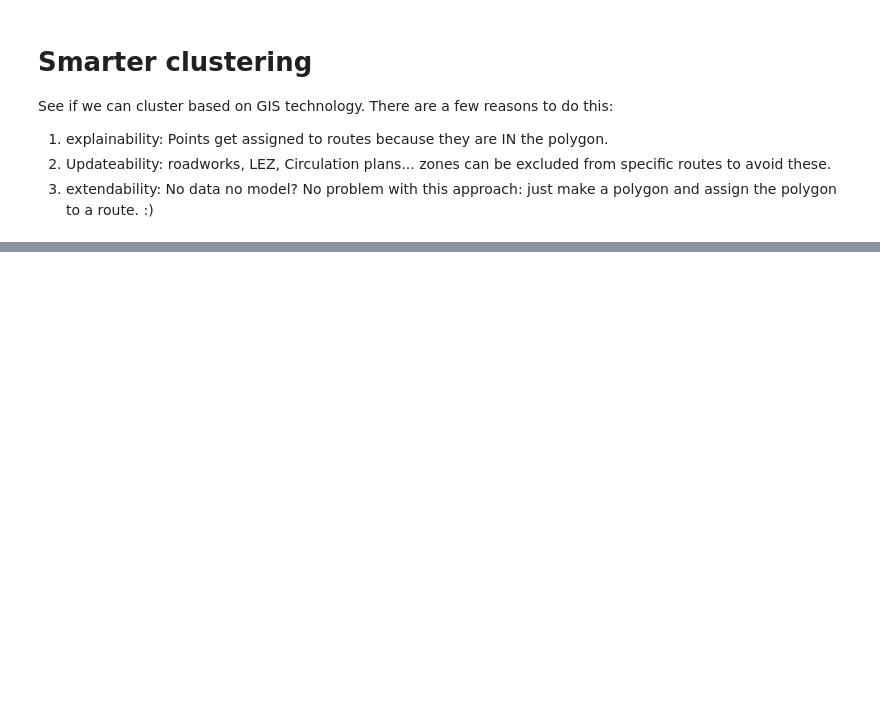
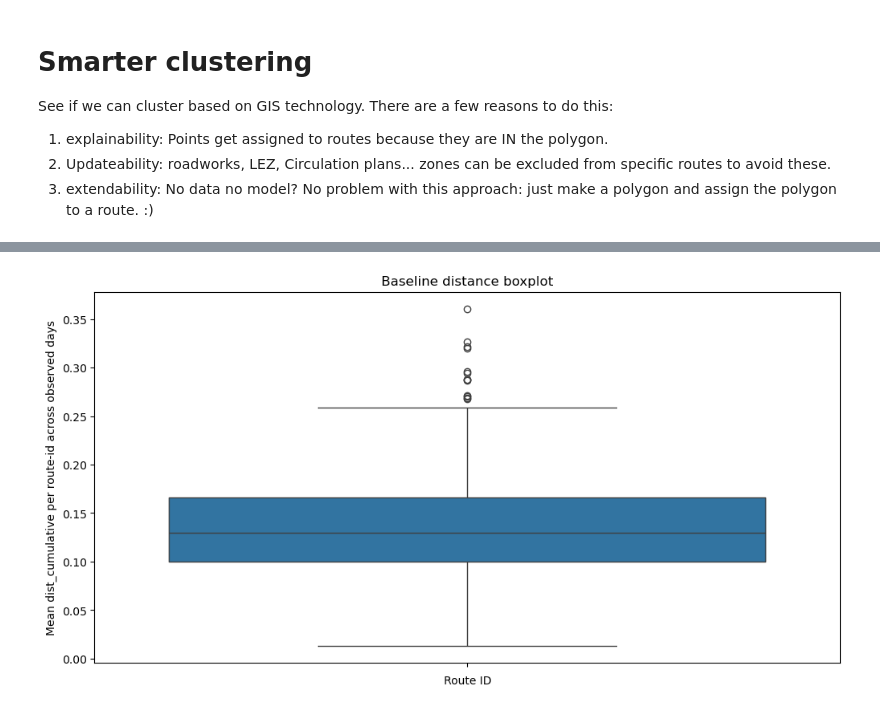
Before and after one commit to Frederic-P/learning-driver-preferences, a Jupyter notebook: notebooks/GIS-based_cluster.ipynb, the cells around one changed output, grey strips where cells are left out. Drawn from its saved outputs; the diff is of its cells as text; code cells hidden in the pictures; blank space fills up the shorter version.

```diff
--- a/notebooks/GIS-based_cluster.ipynb
+++ b/notebooks/GIS-based_cluster.ipynb
@@ -32,0 +63,5 @@ request_df = pd.read_csv(os.path.join(ITM_DIR, 'clean_data.csv'))
+# %%
+baseline_distances = request_df.query('request_day_route_is_last==True').groupby('file_uuid').max('dist_cumulative')
+# %%
+request_df_unique = request_df[['file_uuid', 'route_id', 'route_date']].drop_duplicates(subset='file_uuid', keep='first')
+merged_df = pd.merge(baseline_distances, request_df_unique, how='left', on='file_uuid')
@@ -33,2 +84,15 @@ request_df = pd.read_csv(os.path.join(ITM_DIR, 'clean_data.csv'))
+# %%
+# Calculate the mean dist_cumulative grouped by route_id
+mean_dist_cumulative = merged_df.groupby('route_id')['dist_cumulative'].mean().reset_index()
+# # Create a boxplot
+plt.figure(figsize=(12, 6))
+sns.boxplot(data=mean_dist_cumulative, y='dist_cumulative')
+plt.xticks(rotation=90)
+plt.title('Baseline distance boxplot')
+plt.xlabel('Route ID')
+plt.ylabel('Mean dist_cumulative per route-id across observed days')
+plt.show()
+# %% [output]
+[figure, added]
 # %% [markdown]
 ## make polygons
```
Also changed, not shown: parts of 22 cells of this notebook, 1 other file.
